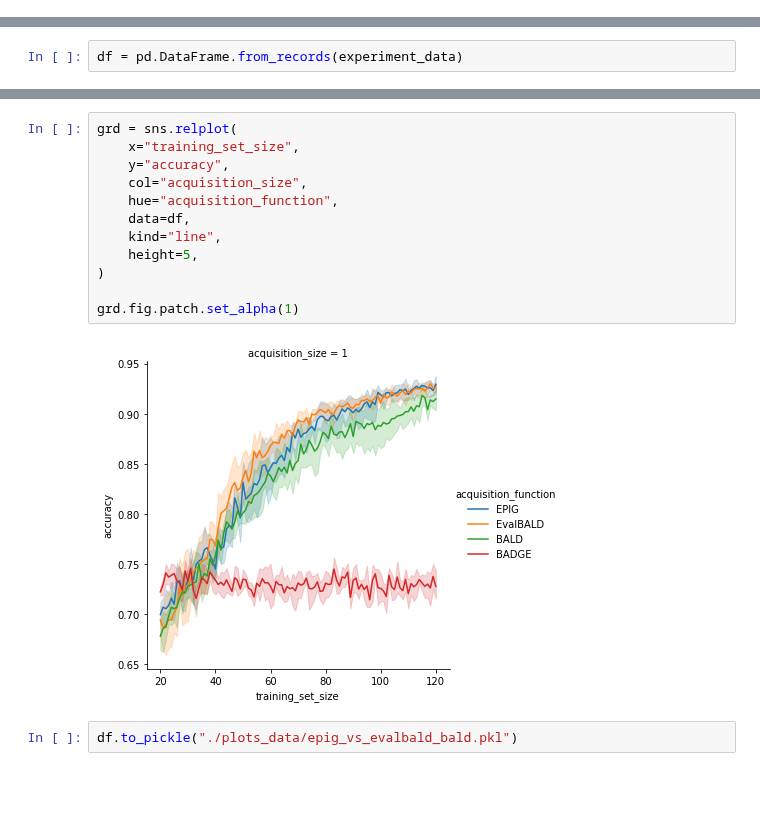
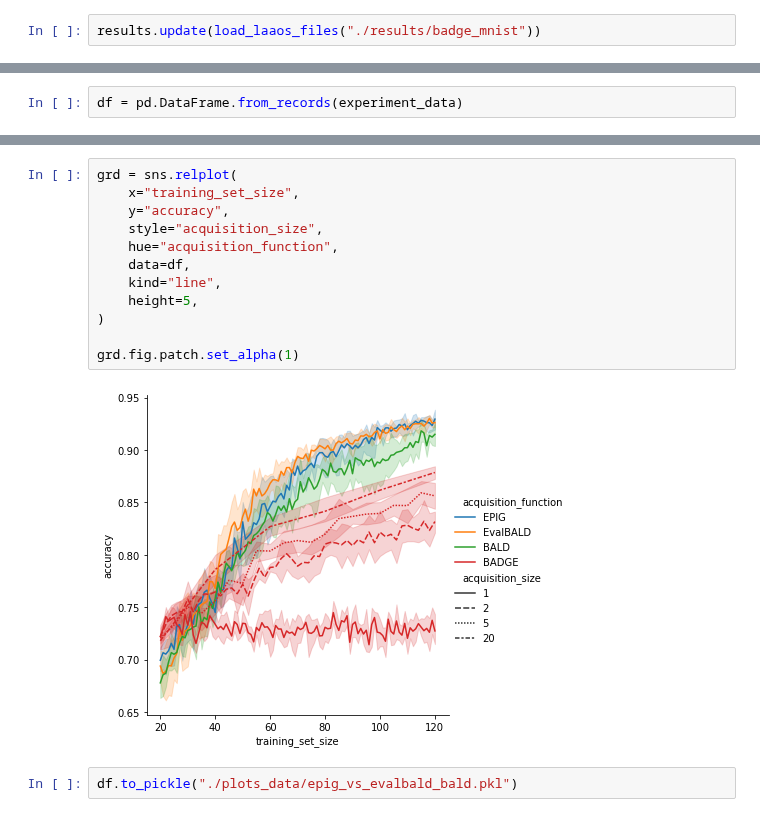
Before and after one commit to BlackHC/active_learning_redux, a Jupyter notebook: A_plots_mnist_epig_vs_eval_vs_bald_poolset.ipynb, the cells around one changed output, grey strips where cells are left out. Drawn from its saved outputs; the diff is of its cells as text; blank space fills up the shorter version.

Commit message:
Viz for BADGE results
CU-1exnud1

```diff
--- a/A_plots_mnist_epig_vs_eval_vs_bald_poolset.ipynb
+++ b/A_plots_mnist_epig_vs_eval_vs_bald_poolset.ipynb
@@ -177,4 +177,6 @@ def load_laaos_files(path=None, files=None, vanilla=False, tag=None, prefix=None
         return map_dict(stores, v=functools.partial(to_namedtuple, name="Result"))
 # %%
 results = load_laaos_files("./results/mnist_epig_vs_eval_vs_bald_poolset")
+# %%
+results.update(load_laaos_files("./results/badge_mnist"))
 # %%
@@ -363,17 +368,17 @@ grd.fig.patch.set_alpha(1)
 # %%
 grd = sns.relplot(
     x="training_set_size",
     y="accuracy",
-    col="acquisition_size",
+    style="acquisition_size",
     hue="acquisition_function",
     data=df,
     kind="line",
     height=5,
 )
 
 grd.fig.patch.set_alpha(1)
 # %% [output]
-[figure, old version]
+[figure, new version]
 # %%
 df.to_pickle("./plots_data/epig_vs_evalbald_bald.pkl")
 # %%
```
Also changed, not shown: parts of 8 cells of this notebook, 21 other files.
